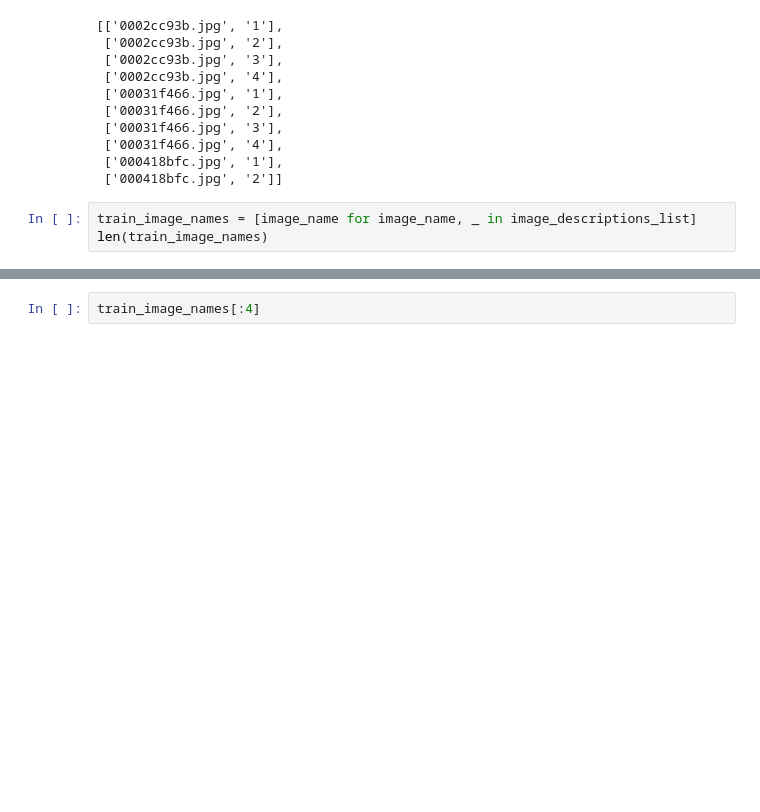
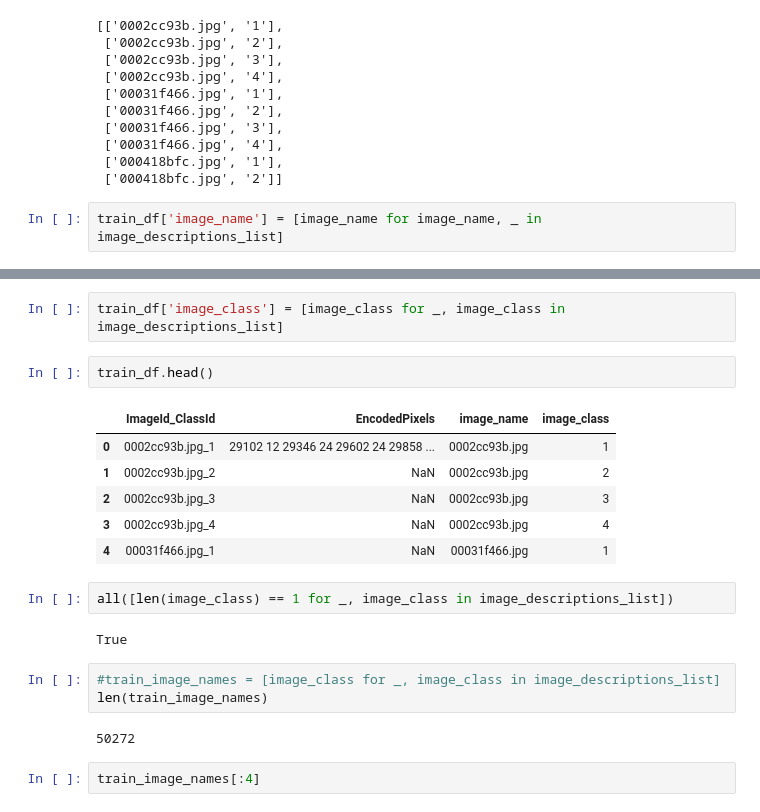
Before and after one commit to contemplat0r/Severstal-Steel-Defect-Detection, a Jupyter notebook: first-severstal-exps.ipynb, the cells around one changed output, grey strips where cells are left out. Saved outputs shown, nothing was run; the diff lists cells and outputs as text; blank space fills up the shorter version.

```diff
--- a/first-severstal-exps.ipynb
+++ b/first-severstal-exps.ipynb
@@ -169,5 +176,4 @@ image_descriptions_list[:10]
  ['000418bfc.jpg', '1'],
  ['000418bfc.jpg', '2']]
 # %%
-train_image_names = [image_name for image_name, _ in image_descriptions_list]
-len(train_image_names)
+train_df['image_name'] = [image_name for image_name, _ in image_descriptions_list]
@@ -176,3 +189,23 @@ len(train_image_names)
+# %%
+train_df['image_class'] = [image_class for _, image_class in image_descriptions_list]
+# %%
+train_df.head()
+# %% [output]
+|  | ImageId_ClassId | EncodedPixels | image_name | image_class |
+| 0 | 0002cc93b.jpg_1 | 29102 12 29346 24 29602 24 29858 ... | 0002cc93b.jpg | 1 |
+| 1 | 0002cc93b.jpg_2 | NaN | 0002cc93b.jpg | 2 |
+| 2 | 0002cc93b.jpg_3 | NaN | 0002cc93b.jpg | 3 |
+| 3 | 0002cc93b.jpg_4 | NaN | 0002cc93b.jpg | 4 |
+| 4 | 00031f466.jpg_1 | NaN | 00031f466.jpg | 1 |
+# %%
+all([len(image_class) == 1 for _, image_class in image_descriptions_list])
+# %% [output]
+True
+# %%
+#train_image_names = [image_class for _, image_class in image_descriptions_list]
+len(train_image_names)
+# %% [output]
+50272
 # %%
 train_image_names[:4]
 # %% [output]
```
Also changed, not shown: parts of 40 cells of this notebook, 1 other file.
